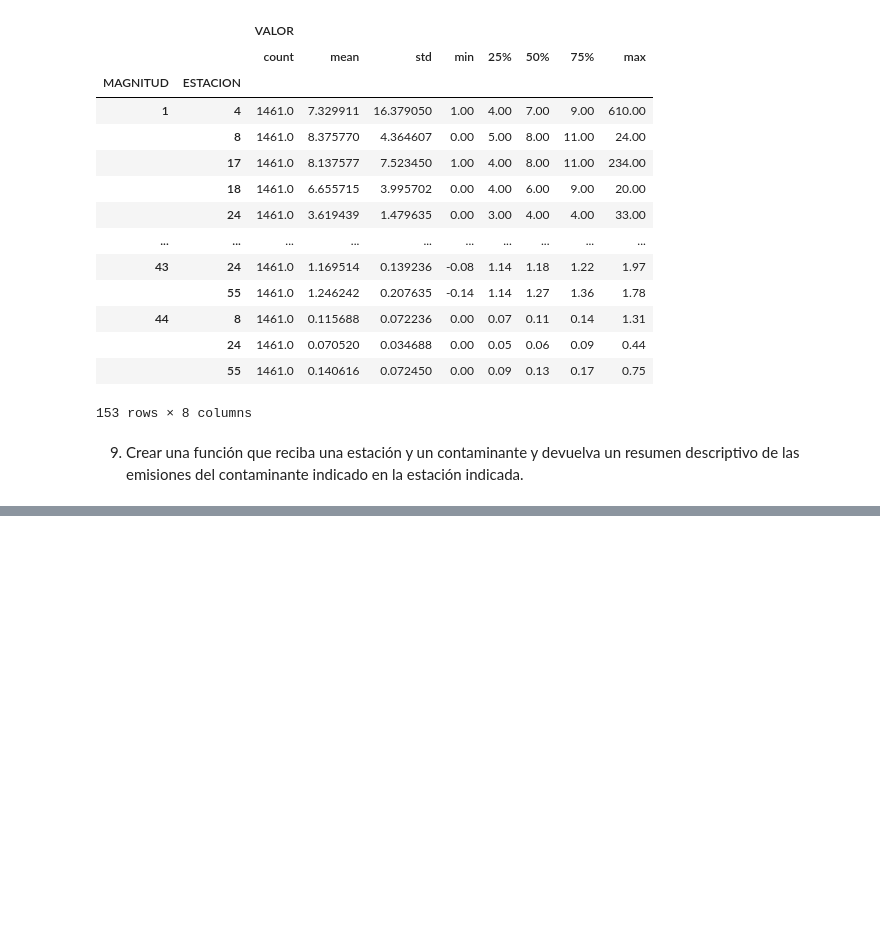
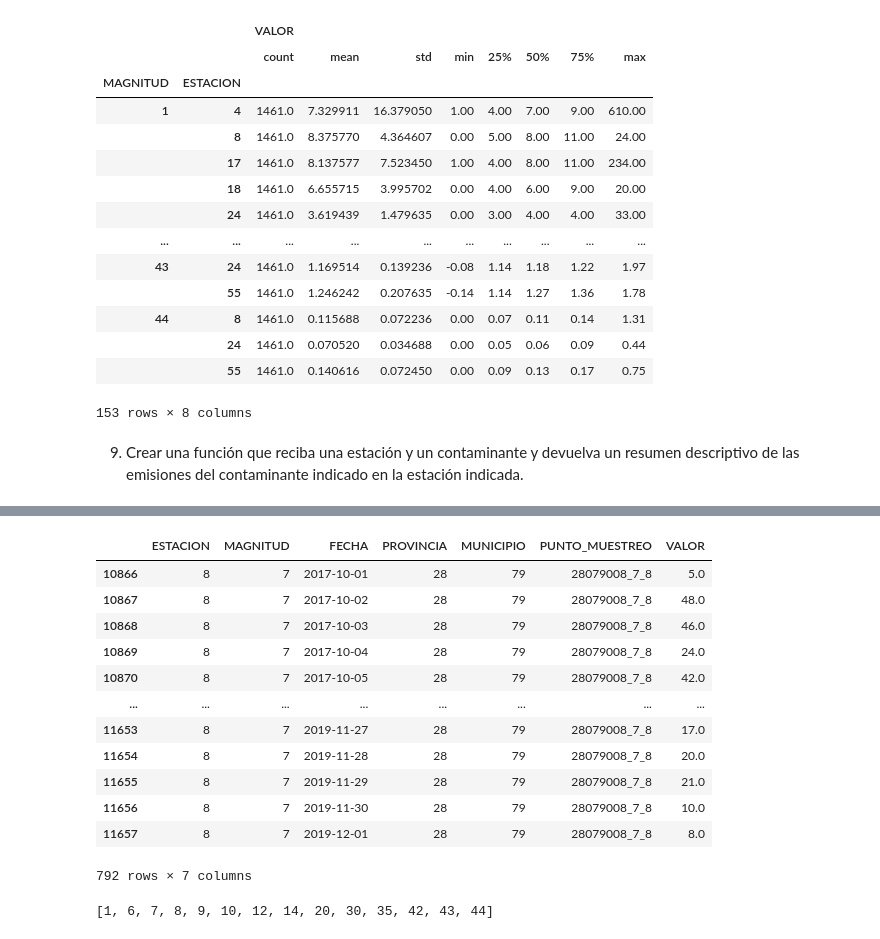
Before and after one commit to aguustingc/PROYECTO-FINAL, a Jupyter notebook: Grupo 2/Proyecto-Emisiones-Incendios.ipynb, the cells around one changed output, grey strips where cells are left out. Drawn from its saved outputs; the diff is of its cells as text; code cells hidden in the pictures; blank space fills up the shorter version.

```diff
--- a/Grupo 2/Proyecto-Emisiones-Incendios.ipynb
+++ b/Grupo 2/Proyecto-Emisiones-Incendios.ipynb
@@ -364,0 +410,20 @@ Name: VALOR, dtype: float64
+# %%
+prueba3[2]
+# %% [output]
+|  | ESTACION | MAGNITUD | FECHA | PROVINCIA | MUNICIPIO | PUNTO_MUESTREO | VALOR |
+| 10866 | 8 | 7 | 2017-10-01 | 28 | 79 | 28079008_7_8 | 5.0 |
+| 10867 | 8 | 7 | 2017-10-02 | 28 | 79 | 28079008_7_8 | 48.0 |
+| 10868 | 8 | 7 | 2017-10-03 | 28 | 79 | 28079008_7_8 | 46.0 |
+| 10869 | 8 | 7 | 2017-10-04 | 28 | 79 | 28079008_7_8 | 24.0 |
+| 10870 | 8 | 7 | 2017-10-05 | 28 | 79 | 28079008_7_8 | 42.0 |
+| ... | ... | ... | ... | ... | ... | ... | ... |
+| 11653 | 8 | 7 | 2019-11-27 | 28 | 79 | 28079008_7_8 | 17.0 |
+| 11654 | 8 | 7 | 2019-11-28 | 28 | 79 | 28079008_7_8 | 20.0 |
+| 11655 | 8 | 7 | 2019-11-29 | 28 | 79 | 28079008_7_8 | 21.0 |
+| 11656 | 8 | 7 | 2019-11-30 | 28 | 79 | 28079008_7_8 | 10.0 |
+| 11657 | 8 | 7 | 2019-12-01 | 28 | 79 | 28079008_7_8 | 8.0 |
+792 rows × 7 columns
+# %%
+prueba2["MAGNITUD"].drop_duplicates().to_list()
+# %% [output]
+[1, 6, 7, 8, 9, 10, 12, 14, 20, 30, 35, 42, 43, 44]
```
Also changed, not shown: parts of 13 cells of this notebook.
